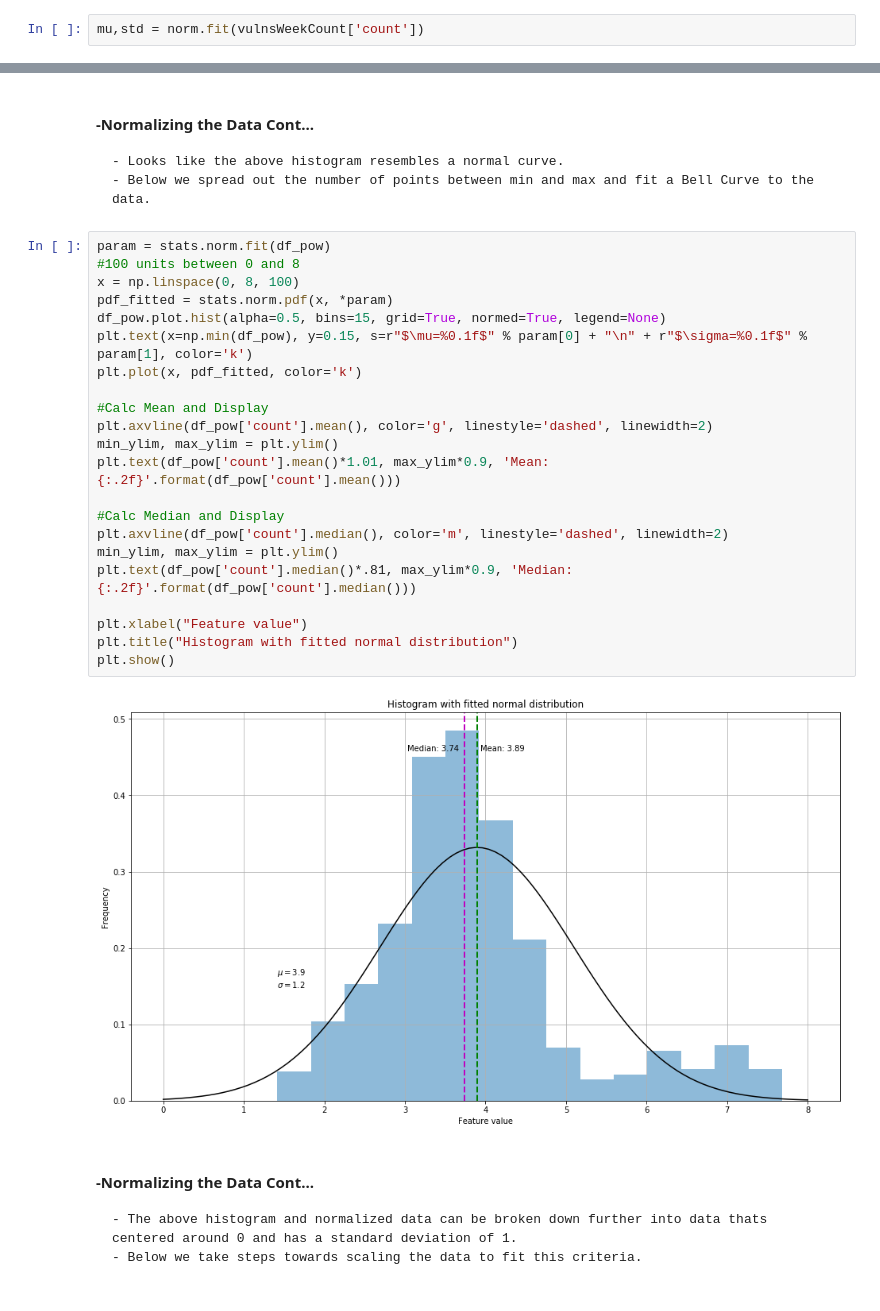
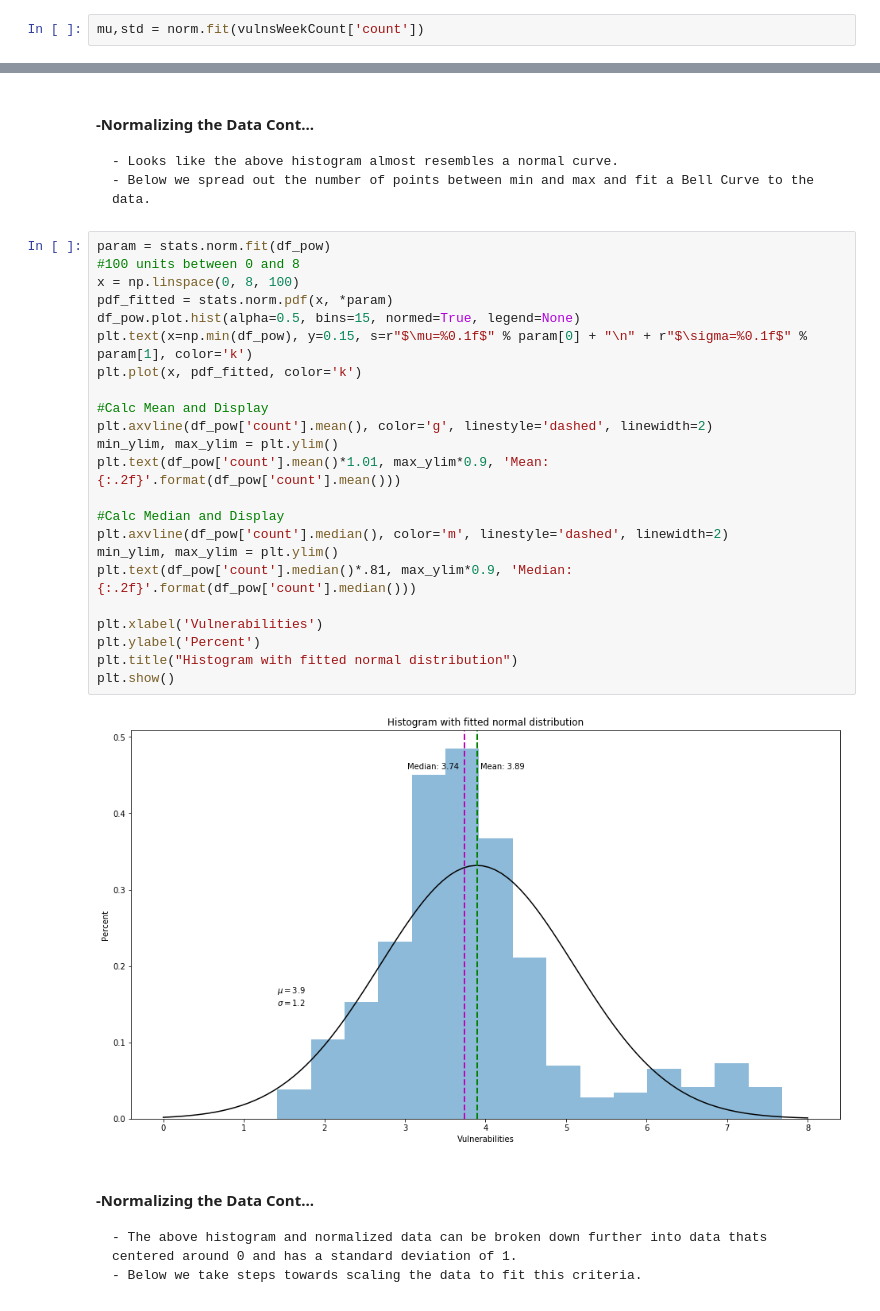
Before and after one commit to UNCG-CSE/Open_Source_Vul_Metrics, a Jupyter notebook: src/(GW Project pt.2) Correlation between spike in releases and new vulnerabilities.ipynb, the cells around one changed output, grey strips where cells are left out. Drawn from its saved outputs; the diff is of its cells as text.

```diff
--- a/src/(GW Project pt.2) Correlation between spike in releases and new vulnerabilities.ipynb
+++ b/src/(GW Project pt.2) Correlation between spike in releases and new vulnerabilities.ipynb
@@ -203,32 +209,33 @@ plt.show()
 [figure]
 # %% [markdown]
 #### -Normalizing the Data Cont...
-    - Looks like the above histogram resembles a normal curve.
+    - Looks like the above histogram almost resembles a normal curve.
     - Below we spread out the number of points between min and max and fit a Bell Curve to the data.
 # %%
 param = stats.norm.fit(df_pow)
 #100 units between 0 and 8
 x = np.linspace(0, 8, 100)
 pdf_fitted = stats.norm.pdf(x, *param)
-df_pow.plot.hist(alpha=0.5, bins=15, grid=True, normed=True, legend=None)
+df_pow.plot.hist(alpha=0.5, bins=15, normed=True, legend=None)
 plt.text(x=np.min(df_pow), y=0.15, s=r"$\mu=%0.1f$" % param[0] + "\n" + r"$\sigma=%0.1f$" % param[1], color='k')
 plt.plot(x, pdf_fitted, color='k')
 
 #Calc Mean and Display
 plt.axvline(df_pow['count'].mean(), color='g', linestyle='dashed', linewidth=2)
 min_ylim, max_ylim = plt.ylim()
 plt.text(df_pow['count'].mean()*1.01, max_ylim*0.9, 'Mean: {:.2f}'.format(df_pow['count'].mean()))
 
 #Calc Median and Display
 plt.axvline(df_pow['count'].median(), color='m', linestyle='dashed', linewidth=2)
 min_ylim, max_ylim = plt.ylim()
 plt.text(df_pow['count'].median()*.81, max_ylim*0.9, 'Median: {:.2f}'.format(df_pow['count'].median()))
 
-plt.xlabel("Feature value")
+plt.xlabel('Vulnerabilities')
+plt.ylabel('Percent')
 plt.title("Histogram with fitted normal distribution")
 plt.show()
 # %% [output]
-[figure, old version]
+[figure, new version]
 # %% [markdown]
 #### -Normalizing the Data Cont...
     - The above histogram and normalized data can be broken down further into data thats centered around 0 and has a standard deviation of 1.
```
Also changed, not shown: parts of 35 cells of this notebook.
